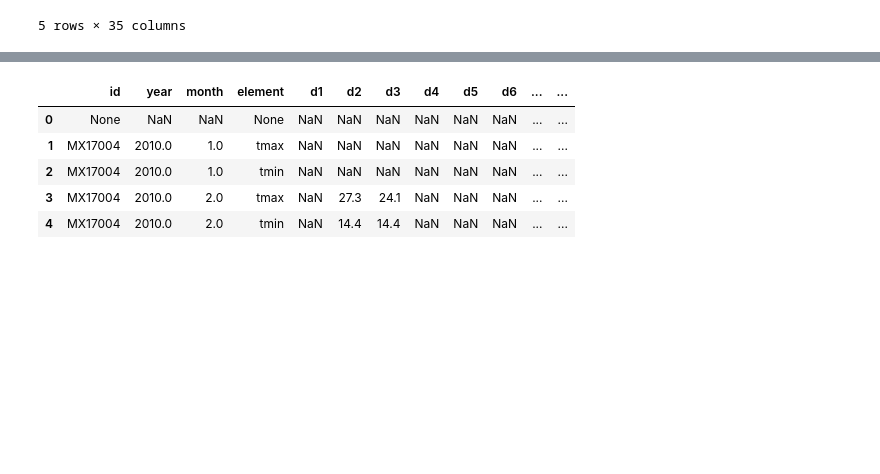
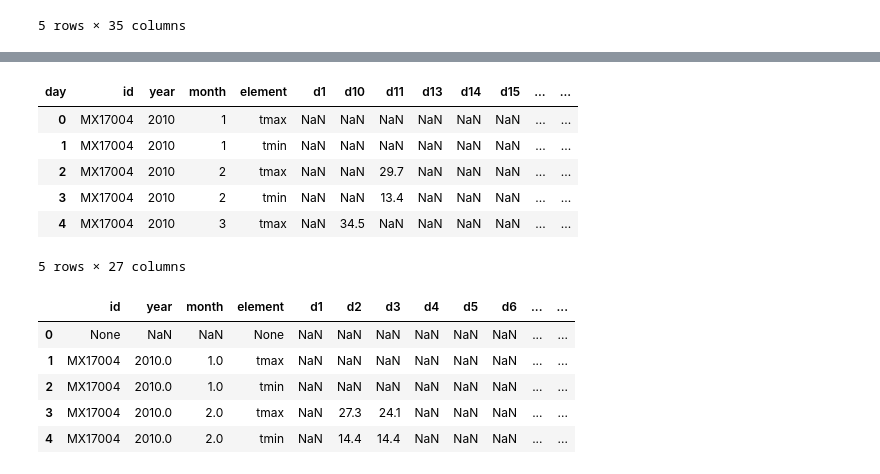
Before and after one commit to cjbayne/softdocs, a Jupyter notebook: docs/guide_pandas.ipynb, the cells around one changed output, grey strips where cells are left out. Saved outputs shown, nothing was run; the diff lists cells and outputs as text; code cells hidden in the pictures; blank space fills up the shorter version.

```diff
--- a/docs/guide_pandas.ipynb
+++ b/docs/guide_pandas.ipynb
@@ -1024,6 +1058,7 @@ weather_melt.pivot_table(index=['id', 'year', 'month', 'day'], columns='element'
 
 #### Shift values in DataFrame
 # %%
+weather = pd.read_csv(Path.cwd() / "data" / "weather.csv")
 weather.head()
 # %% [output]
 |  | id | year | month | element | d1 | d2 | d3 | d4 | d5 | d6 | ... | ... |
@@ -1033,3 +1068,6 @@ weather.head()
 | 3 | MX17004 | 2010 | 2 | tmin | NaN | 14.4 | 14.4 | NaN | NaN | NaN | ... | ... |
 | 4 | MX17004 | 2010 | 3 | tmax | NaN | NaN | NaN | NaN | 32.1 | NaN | ... | ... |
 5 rows × 35 columns
+# %%
+weather_melt = pd.melt(weather, id_vars=['id', 'year', 'month', 'element'], var_name='day', value_name='temp')
+weather_melt.head()
@@ -1036,3 +1081,13 @@ weather.head()
+# %%
+weather_melt.pivot_table(index=['id', 'year', 'month', 'element'], columns='day', values='temp').reset_index().head()
+# %% [output]
+| day | id | year | month | element | d1 | d10 | d11 | d13 | d14 | d15 | ... | ... |
+| 0 | MX17004 | 2010 | 1 | tmax | NaN | NaN | NaN | NaN | NaN | NaN | ... | ... |
+| 1 | MX17004 | 2010 | 1 | tmin | NaN | NaN | NaN | NaN | NaN | NaN | ... | ... |
+| 2 | MX17004 | 2010 | 2 | tmax | NaN | NaN | 29.7 | NaN | NaN | NaN | ... | ... |
+| 3 | MX17004 | 2010 | 2 | tmin | NaN | NaN | 13.4 | NaN | NaN | NaN | ... | ... |
+| 4 | MX17004 | 2010 | 3 | tmax | NaN | 34.5 | NaN | NaN | NaN | NaN | ... | ... |
+5 rows × 27 columns
 # %%
 # each row is shifted down 1 row
 weather.shift(1).head()
```
Also changed, not shown: parts of 33 cells of this notebook.
